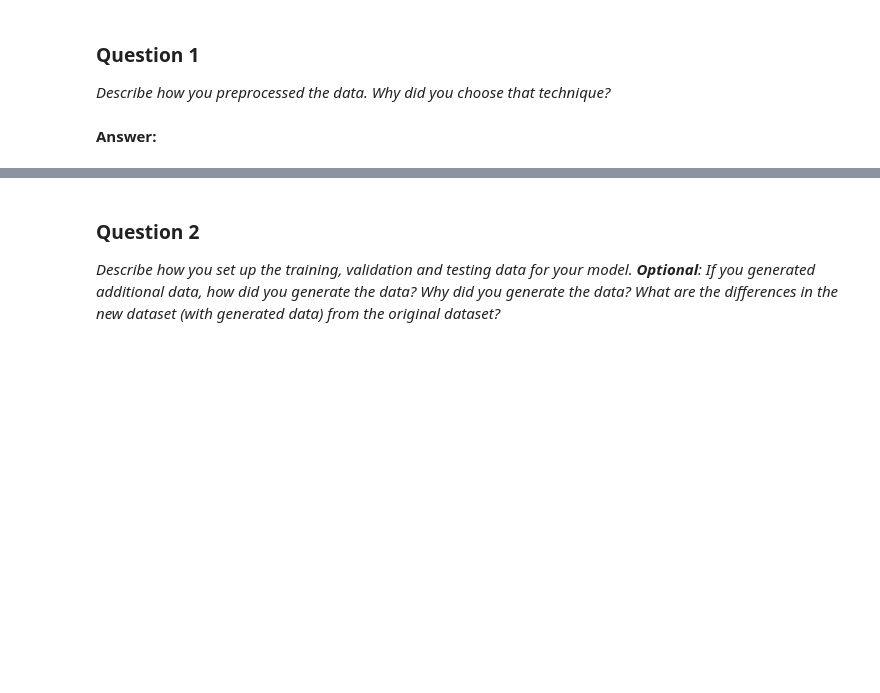
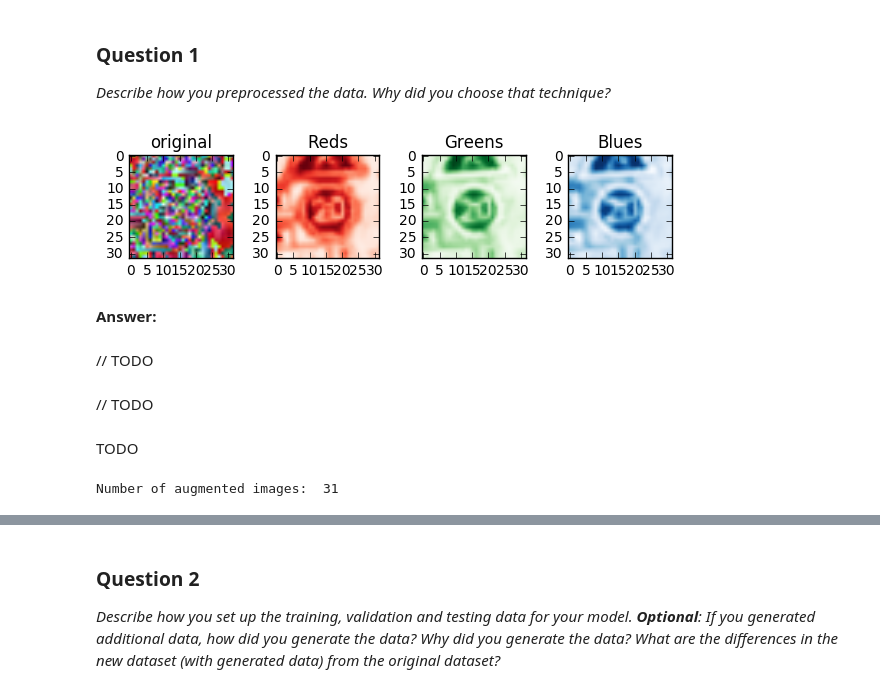
Before and after one commit to awav/traffic-sign-resnet, a Jupyter notebook: Traffic_Signs_Recognition.ipynb, the cells around one changed output, grey strips where cells are left out. Saved outputs shown, nothing was run; the diff lists cells and outputs as text; code cells hidden in the pictures; blank space fills up the shorter version.

```diff
--- a/Traffic_Signs_Recognition.ipynb
+++ b/Traffic_Signs_Recognition.ipynb
@@ -221,6 +194,47 @@ imstd(test_image)
 ### Question 1
 
 _Describe how you preprocessed the data. Why did you choose that technique?_
+# %%
+def immean_per_channel(img):
+    return img - np.mean(img, axis=(0,1))
+
+def imstd_per_channel(img):
+    return img / np.std(img, axis=(0,1))
+
+def norm_per_channel(img):
+    copy = np.array(img, dtype=np.float32)
+    return imstd_per_channel(immean_per_channel(copy))
+
+train_image = X_train[0]
+test_image = X_test[0]
+
+train_image = np.array(train_image, dtype=np.float32)
+test_image = np.array(test_image, dtype=np.float32)
+
+norm_train_image = norm_per_channel(train_image)
+
+print
+
+rmean = np.mean(norm_train_image[:,:,0])
+gmean = np.mean(norm_train_image[:,:,1])
+bmean = np.mean(norm_train_image[:,:,2])
+
+cmaps = ["Reds", "Greens", "Blues"]
+num_channels = len(cmaps)
+_, axes = plt.subplots(ncols=num_channels+1, squeeze=True)
+
+for i, ax in enumerate(axes):
+    if i == 0:
+        ax.imshow(norm_train_image)
+        ax.set_title("original")
+        continue
+    j = i - 1
+    ax.imshow(norm_train_image[:,:,j], cmap=cmaps[j])
+    ax.set_title("{0}".format(cmaps[j]))
+
+plt.tight_layout()
+# %% [output]
+[figure, added]
 # %% [markdown]
 **Answer:**
 # %%
@@ -229,0 +258,2 @@ _Describe how you preprocessed the data. Why did you choose that technique?_
+# %% [markdown]
+// TODO
@@ -229,0 +268,2 @@ _Describe how you preprocessed the data. Why did you choose that technique?_
+# %% [markdown]
+// TODO
@@ -229,0 +312,23 @@ _Describe how you preprocessed the data. Why did you choose that technique?_
+# %% [markdown]
+TODO
+# %%
+# Fraction defines how many new samples should be generated comparatively original dataset
+fraction = 1
+
+# Train augmentation size
+n_train_aug = n_train * fraction
+
+# Chosen classes for augmentation
+chosen_classes = rnd.choice(list(ds_table['class']), p=list(class_prob), size=n_train_aug)
+
+image_type = type(X_train[0])
+augment_func = np.vectorize(__from_class_id_to_augmented_image, otypes=[image_type])
+augmented = augment_func(chosen_classes)
+augmented = np.array(list(augmented))
+
+X_train_aug, y_train_aug = augmented, np.array(chosen_classes, dtype=np.uint8)
+
+assert(X_train_aug.shape[0] == y_train_aug.shape[0])
+print("Number of augmented images: ", y_train_aug[0])
+# %% [output]
+Number of augmented images:  31
```
Also changed, not shown: parts of 22 cells of this notebook, 1 other file.
